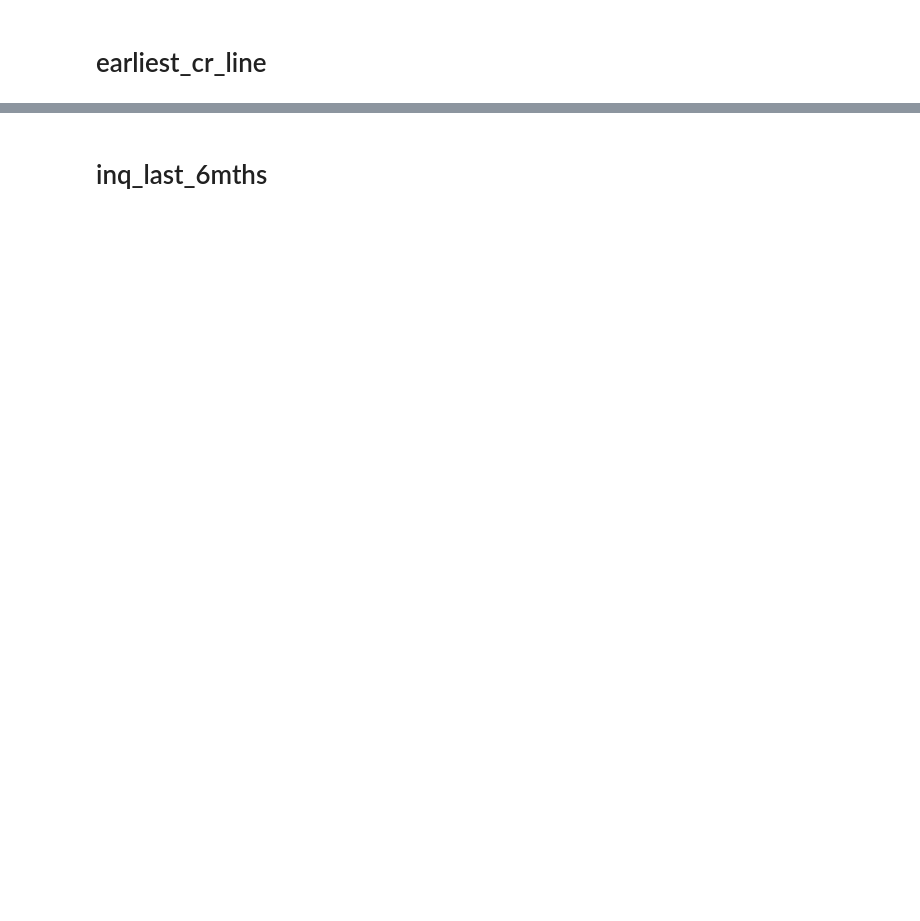
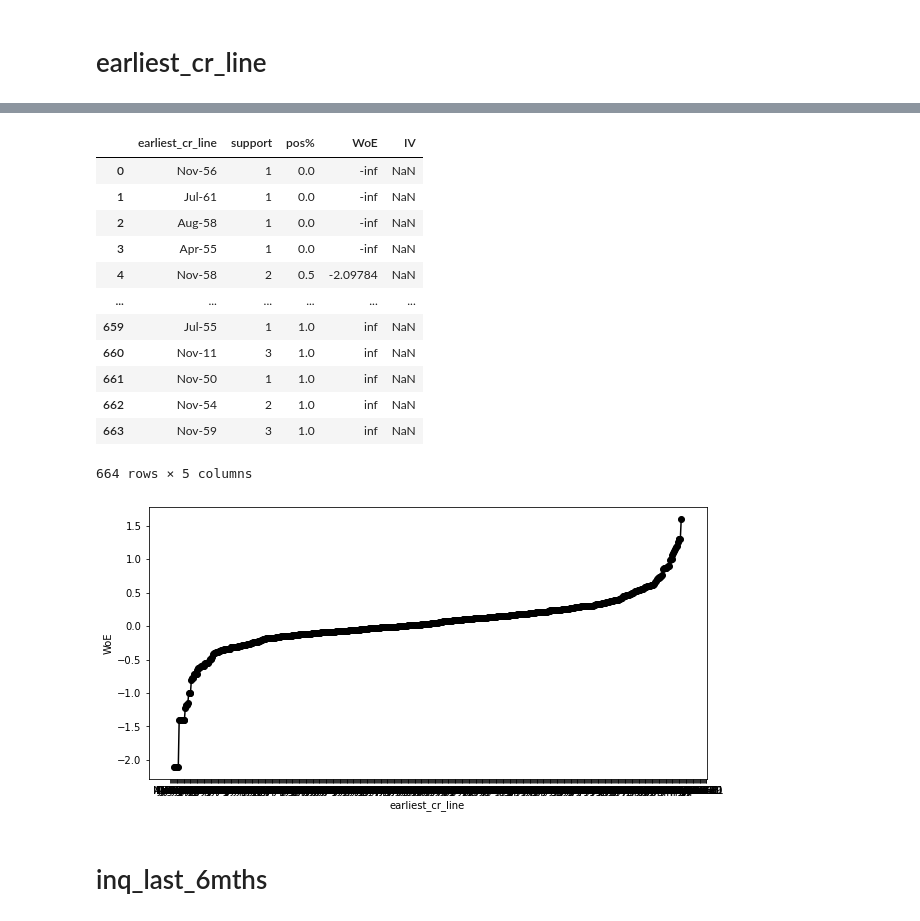
Before and after one commit to Ach113/Loan-Approval-Scoring-System, a Jupyter notebook: LoanApprovalScoring.ipynb, the cells around one changed output, grey strips where cells are left out. Drawn from its saved outputs; the diff is of its cells as text; code cells hidden in the pictures; blank space fills up the shorter version.

```diff
--- a/LoanApprovalScoring.ipynb
+++ b/LoanApprovalScoring.ipynb
@@ -545,5 +532,24 @@ Dec-51       1
 Name: earliest_cr_line, Length: 664, dtype: int64
 29
+# %%
+df_temp = calculate_woe(data, 'earliest_cr_line', data['loan_status'])
+plot_woe(df_temp)
+df_temp
+# %% [output]
+|  | earliest_cr_line | support | pos% | WoE | IV |
+| 0 | Nov-56 | 1 | 0.0 | -inf | NaN |
+| 1 | Jul-61 | 1 | 0.0 | -inf | NaN |
+| 2 | Aug-58 | 1 | 0.0 | -inf | NaN |
+| 3 | Apr-55 | 1 | 0.0 | -inf | NaN |
+| 4 | Nov-58 | 2 | 0.5 | -2.09784 | NaN |
+| ... | ... | ... | ... | ... | ... |
+| 659 | Jul-55 | 1 | 1.0 | inf | NaN |
+| 660 | Nov-11 | 3 | 1.0 | inf | NaN |
+| 661 | Nov-50 | 1 | 1.0 | inf | NaN |
+| 662 | Nov-54 | 2 | 1.0 | inf | NaN |
+| 663 | Nov-59 | 3 | 1.0 | inf | NaN |
+664 rows × 5 columns
+[figure, added]
 # %% [markdown]
 # inq_last_6mths
 # %%
```
Also changed, not shown: parts of 51 cells of this notebook.
